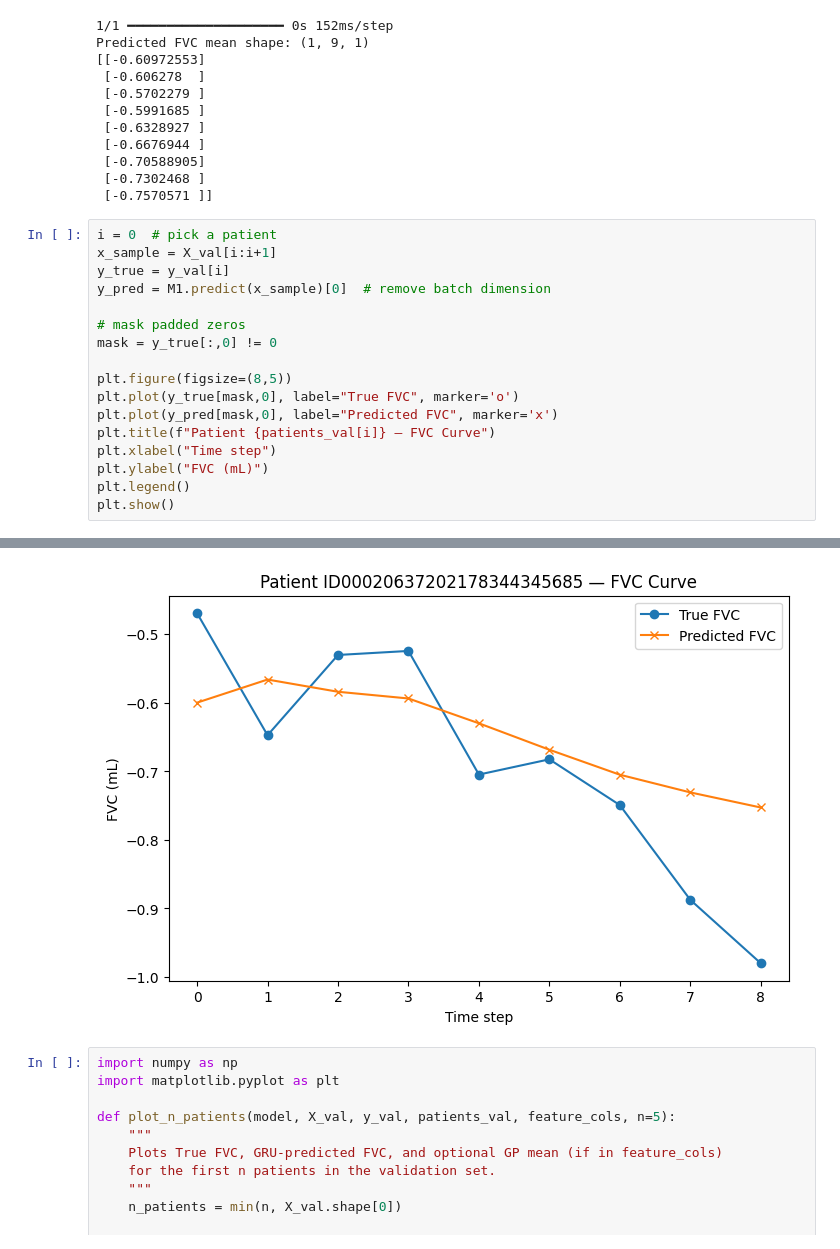
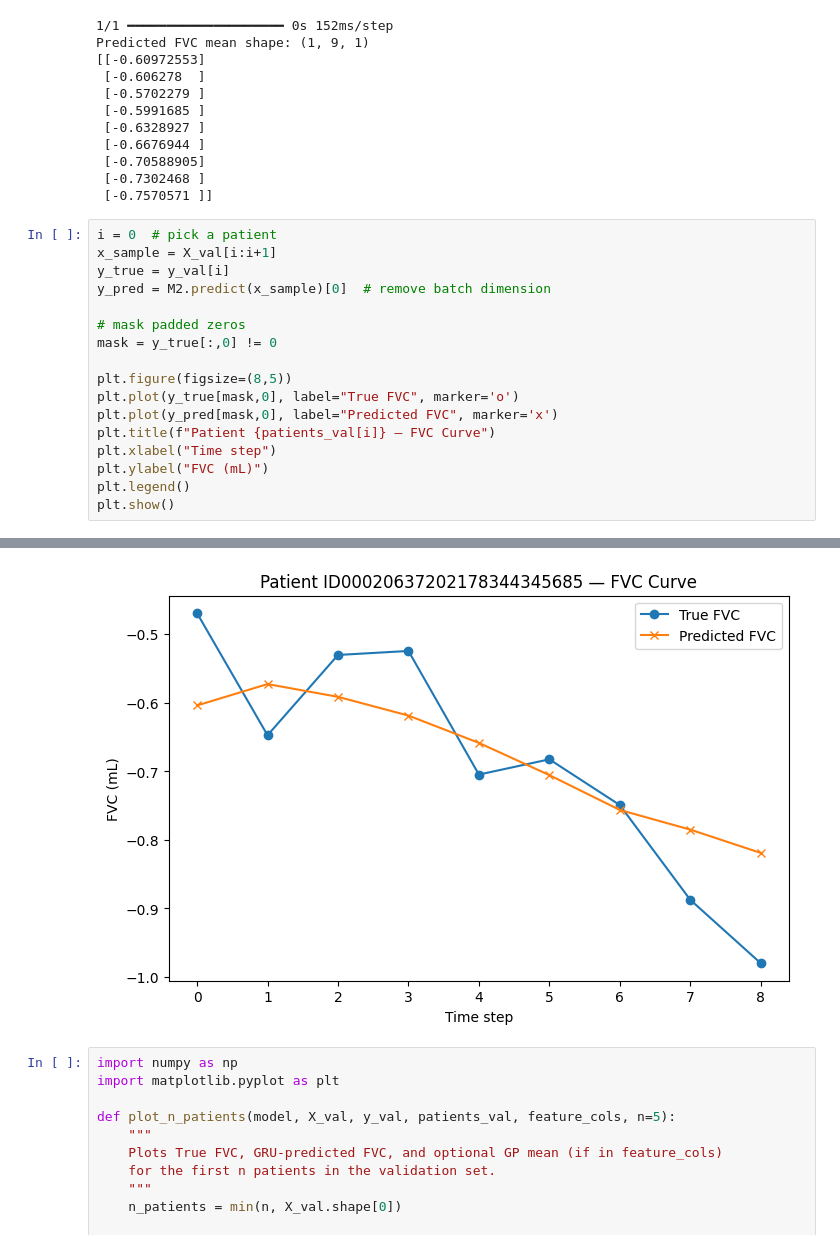
Before and after one commit to unfulw/pulmonary_fibrosis, a Jupyter notebook: models/gru.ipynb, the cells around one changed output, grey strips where cells are left out. Drawn from its saved outputs; the diff is of its cells as text.

```diff
--- a/models/gru.ipynb
+++ b/models/gru.ipynb
@@ -362,7 +364,7 @@ Predicted FVC mean shape: (1, 9, 1)
 i = 0  # pick a patient
 x_sample = X_val[i:i+1]
 y_true = y_val[i]
-y_pred = M1.predict(x_sample)[0]  # remove batch dimension
+y_pred = M2.predict(x_sample)[0]  # remove batch dimension
 
 # mask padded zeros
 mask = y_true[:,0] != 0
@@ -380,4 +382,4 @@ plt.show()
-[figure, old version]
+[figure, new version]
 # %%
 import numpy as np
 import matplotlib.pyplot as plt
```
Also changed, not shown: parts of 6 cells of this notebook, 1 other file.
